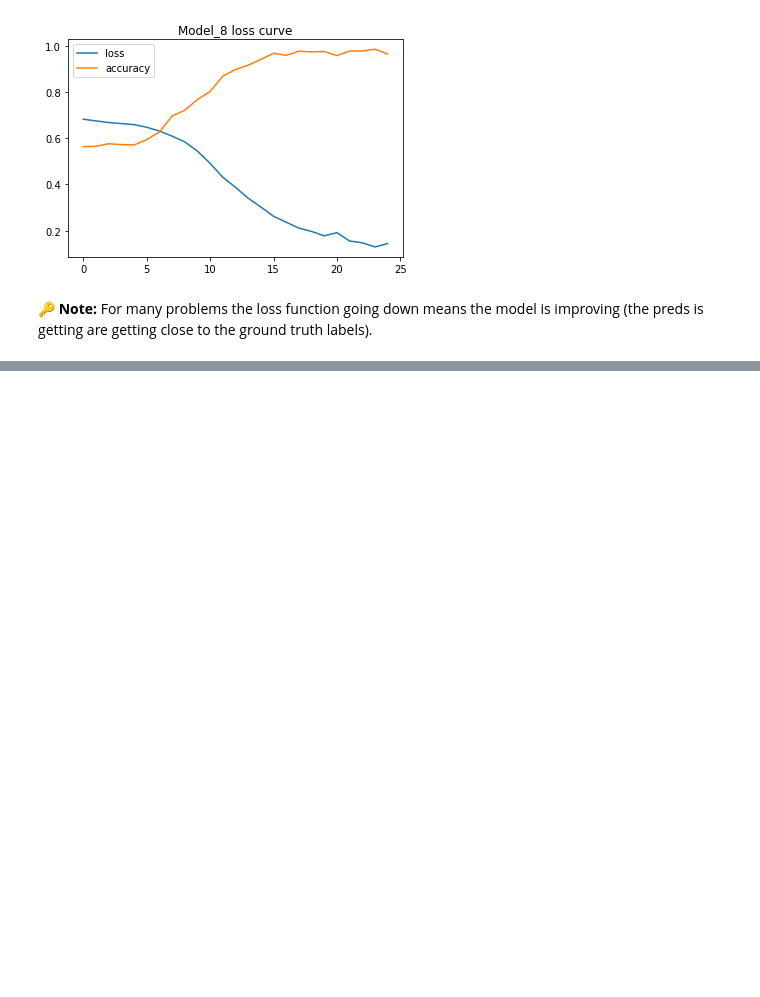
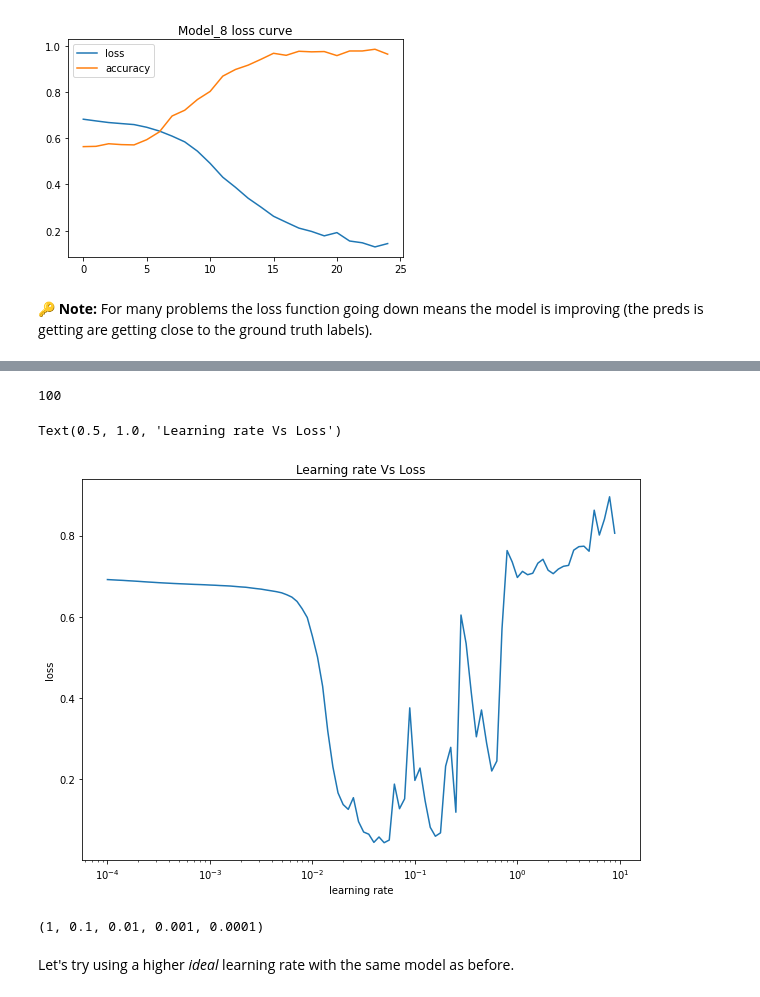
Before and after one commit to ashikshafi08/Learning_Tensorflow, a Jupyter notebook: Notebooks/02_Neural_Network_Classification_TensorFlow.ipynb, the cells around one changed output, grey strips where cells are left out. Drawn from its saved outputs; the diff is of its cells as text; code cells hidden in the pictures; blank space fills up the shorter version.

```diff
--- a/Notebooks/02_Neural_Network_Classification_TensorFlow.ipynb
+++ b/Notebooks/02_Neural_Network_Classification_TensorFlow.ipynb
@@ -753,0 +809,4 @@ Text(0.5, 1.0, 'Model_8 loss curve')
+# %%
+# Plot the learning rate vs loss
+lrs = 1e-4 * (10**(tf.range(100) / 20))
+lrs
@@ -753,0 +831,19 @@ Text(0.5, 1.0, 'Model_8 loss curve')
+# %%
+len(lrs) # 100 different values of learning rate
+# %% [output]
+100
+# %%
+# Plotting
+plt.figure(figsize=(10 , 7))
+plt.semilogx(lrs , history.history['loss'])
+plt.xlabel('learning rate')
+plt.ylabel('loss')
+plt.title('Learning rate Vs Loss')
+# %% [output]
+Text(0.5, 1.0, 'Learning rate Vs Loss')
+[figure, added]
+# %%
+# Examples of other typical learning rate
+10**0 , 1e-1 , 1e-2 , 1e-3 , 1e-4
+# %% [output]
+(1, 0.1, 0.01, 0.001, 0.0001)
@@ -753,0 +855,2 @@ Text(0.5, 1.0, 'Model_8 loss curve')
+# %% [markdown]
+Let's try using a higher *ideal* learning rate with the same model as before.
```
Also changed, not shown: parts of 28 cells of this notebook.
